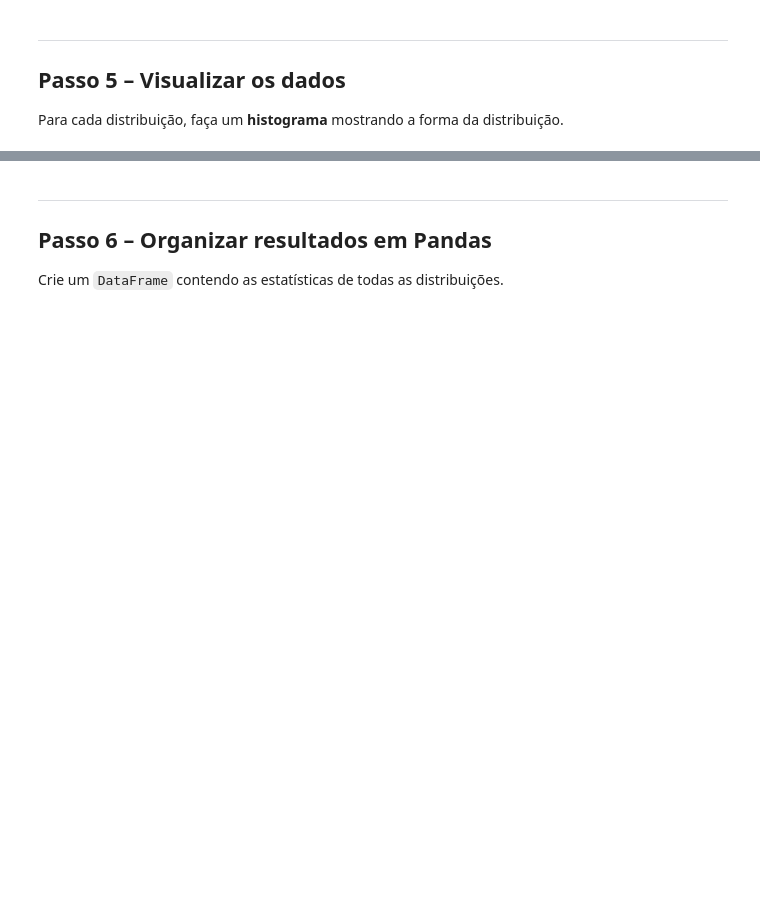
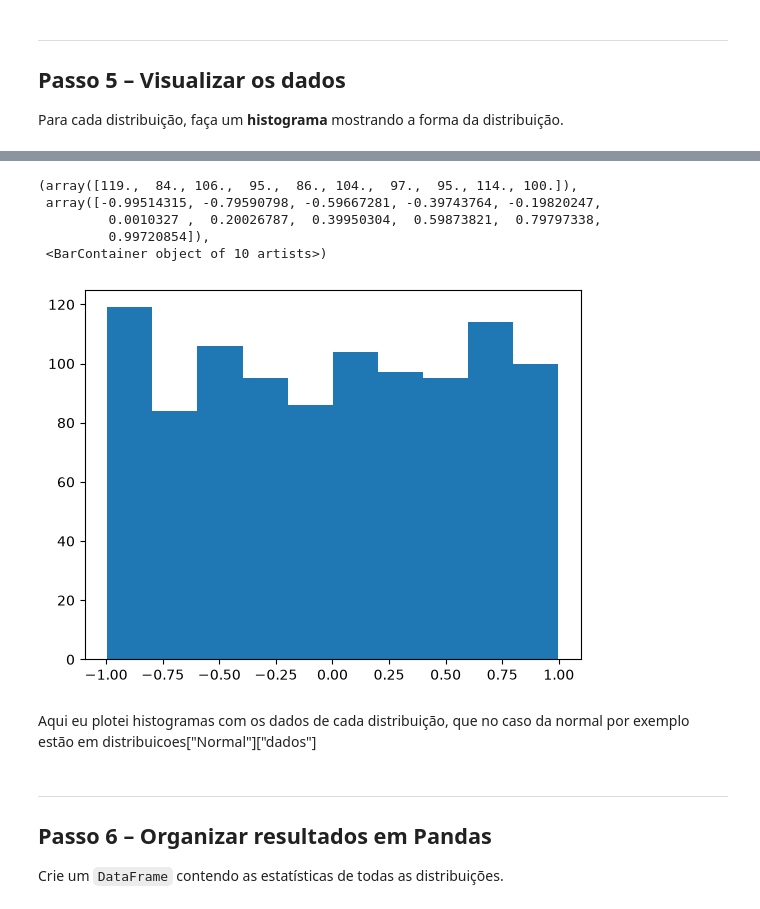
Before and after one commit to mauriciocelini/Programacao-Estatistica, a Jupyter notebook: revisao.ipynb, the cells around one changed output, grey strips where cells are left out. Saved outputs shown, nothing was run; the diff lists cells and outputs as text; code cells hidden in the pictures; blank space fills up the shorter version.

```diff
--- a/revisao.ipynb
+++ b/revisao.ipynb
@@ -95,3 +115,14 @@ Para cada distribuição, faça um **histograma** mostrando a forma da distribui
+# %%
+plt.hist(distribuicoes["Uniforme"]["dados"])
+# %% [output]
+(array([119.,  84., 106.,  95.,  86., 104.,  97.,  95., 114., 100.]),
+ array([-0.99514315, -0.79590798, -0.59667281, -0.39743764, -0.19820247,
+         0.0010327 ,  0.20026787,  0.39950304,  0.59873821,  0.79797338,
+         0.99720854]),
+ <BarContainer object of 10 artists>)
+[figure, added]
+# %% [markdown]
+Aqui eu plotei histogramas com os dados de cada distribuição, que no caso da normal por exemplo estão em distribuicoes["Normal"]["dados"]
 # %% [markdown]
 ---
 
```
Also changed, not shown: parts of 23 cells of this notebook.
